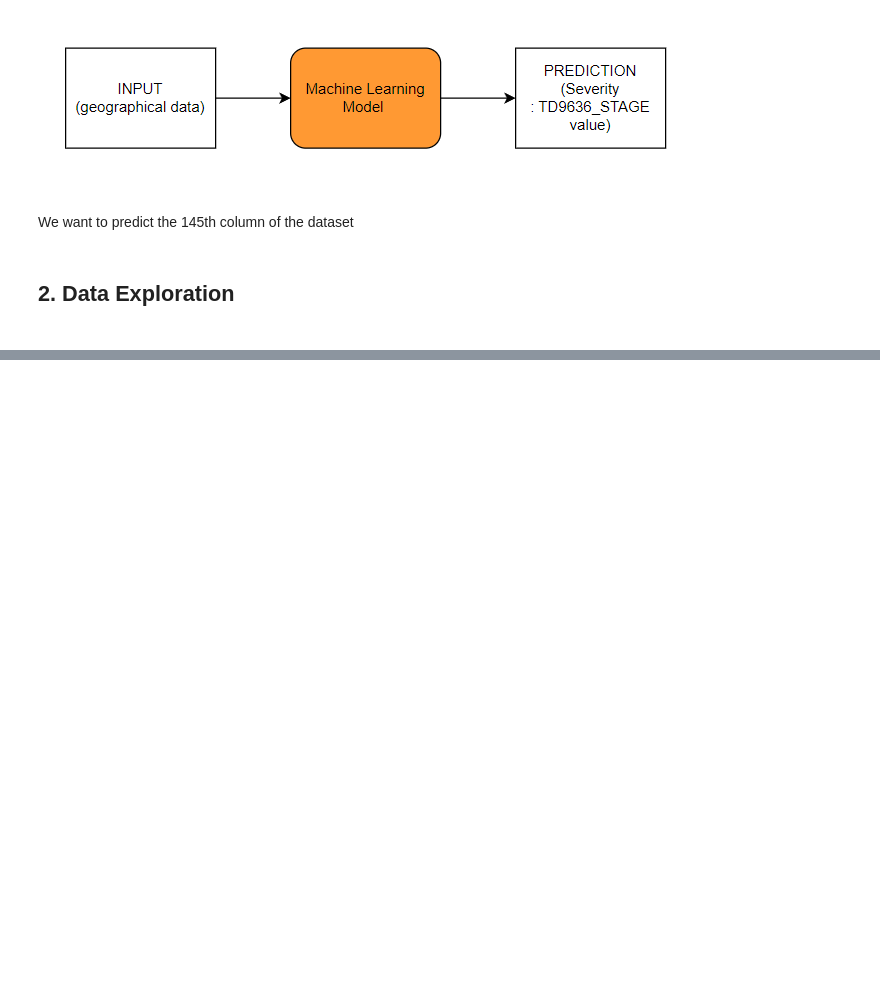
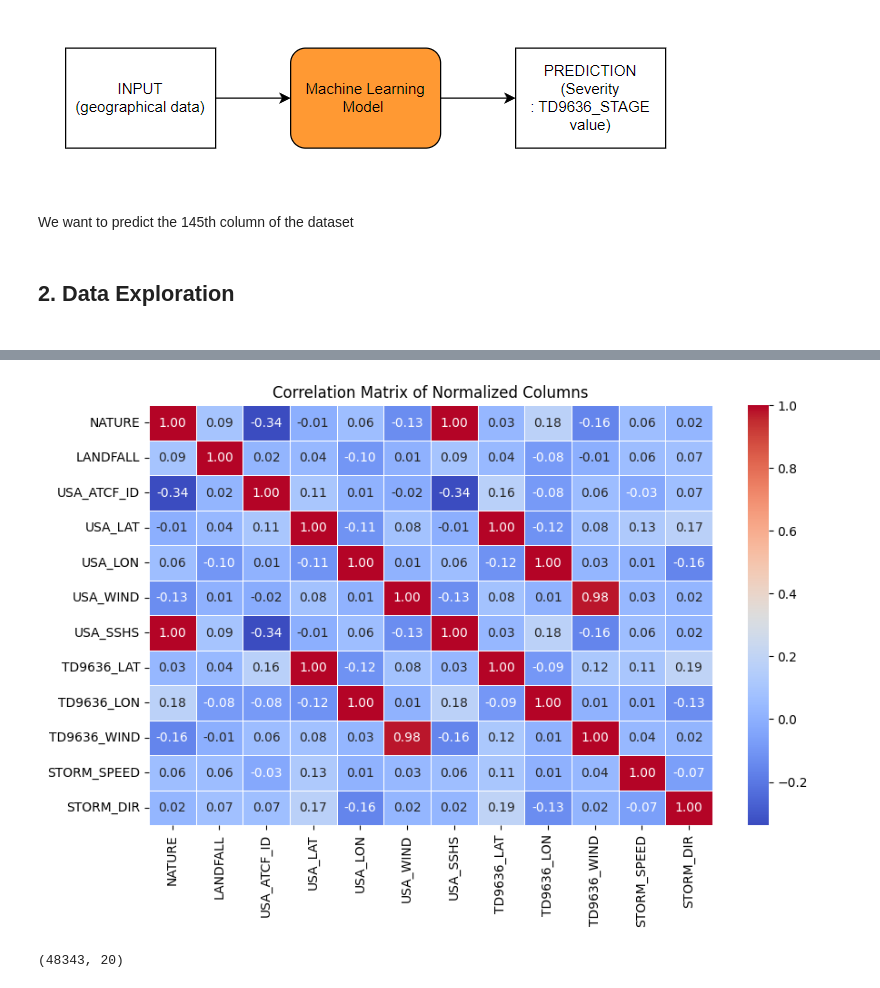
Before and after one commit to PaulVial/TropicalStormsPrediction, a Jupyter notebook: data_exploration.ipynb, the cells around one changed output, grey strips where cells are left out. Cells and saved outputs as stored; diff of their text form; code cells hidden in the pictures; blank space fills up the shorter version.

```diff
--- a/data_exploration.ipynb
+++ b/data_exploration.ipynb
@@ -186,0 +215,11 @@ Colonnes à encoder : Index(['SID', 'SEASON', 'NUMBER', 'NAME', 'ISO_TIME', 'NAT
+# %%
+treshold = df.shape[0]* 0.3 #14502.9
+
+# We can see that SUBBASIN have too much NaN values compare to the treshold, so we can drop the SUBBASIN column
+
+df = df.drop(columns=["SUBBASIN"])
+# %%
+nan_counts = df.isna().sum()
+nan_columns = nan_counts[nan_counts > 0]
+
+print(nan_columns.sort_values(ascending=False))
@@ -186,0 +240,6 @@ Colonnes à encoder : Index(['SID', 'SEASON', 'NUMBER', 'NAME', 'ISO_TIME', 'NAT
+# %%
+# We will try to identify matrices that are potentially highly correlated with each other and remove one of the columns to avoid redundancy.
+
+df_nan = df[nan_columns.index]
+
+df_nan.head(3)
@@ -186,0 +251,18 @@ Colonnes à encoder : Index(['SID', 'SEASON', 'NUMBER', 'NAME', 'ISO_TIME', 'NAT
+# %%
+# We need to numerize "USA_SSHS", "NATURE" and "USA_ATCF_ID".
+# Using a fixed mapping for categorical columns to ensure consistency
+
+mappings = {}
+
+for col in ['USA_SSHS', 'NATURE', 'USA_ATCF_ID']:
+    unique_values = df_nan[col].unique()
+    mappings[col] = {val: idx for idx, val in enumerate(unique_values)}
+
+for col in mappings:
+    df_nan[col] = df_nan[col].map(mappings[col])
+
+from sklearn.preprocessing import MinMaxScaler
+scaler = MinMaxScaler()
+df_nan = pd.DataFrame(scaler.fit_transform(df_nan), columns=df_nan.columns)
+
+df_nan.head(3)
@@ -186,0 +289,11 @@ Colonnes à encoder : Index(['SID', 'SEASON', 'NUMBER', 'NAME', 'ISO_TIME', 'NAT
+# %%
+# Display of the correlation matrix
+correlation_matrix = df_nan.corr()
+
+plt.figure(figsize=(10, 6))
+sns.heatmap(correlation_matrix, annot=True, fmt=".2f", cmap="coolwarm", linewidths=0.5)
+
+plt.title("Correlation Matrix of Normalized Columns")
+plt.show()
+# %% [output]
+[figure, added]
@@ -186,0 +308,4 @@ Colonnes à encoder : Index(['SID', 'SEASON', 'NUMBER', 'NAME', 'ISO_TIME', 'NAT
+# %%
+df.shape
+# %% [output]
+(48343, 20)
```
Also changed, not shown: parts of 52 cells of this notebook, 2 other files.
